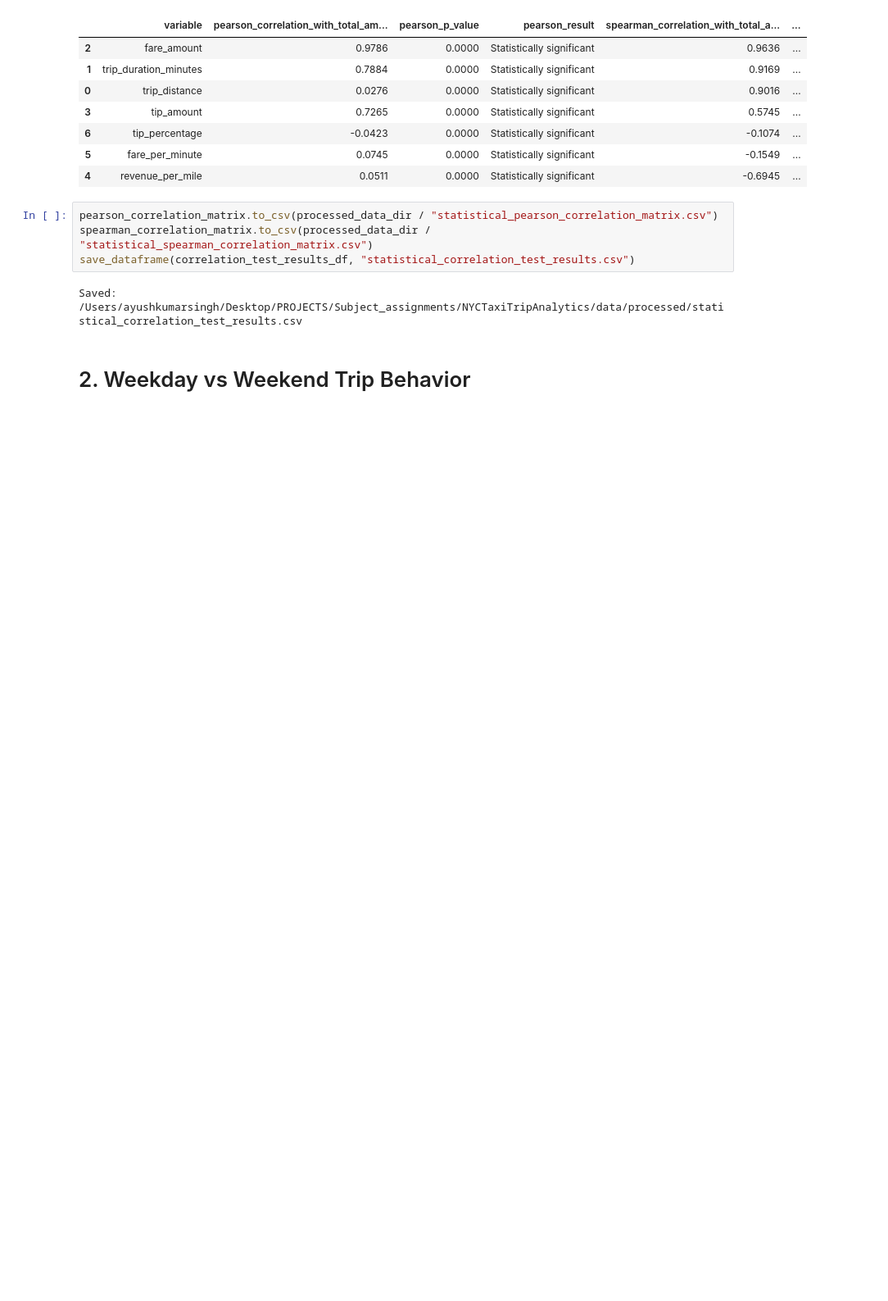
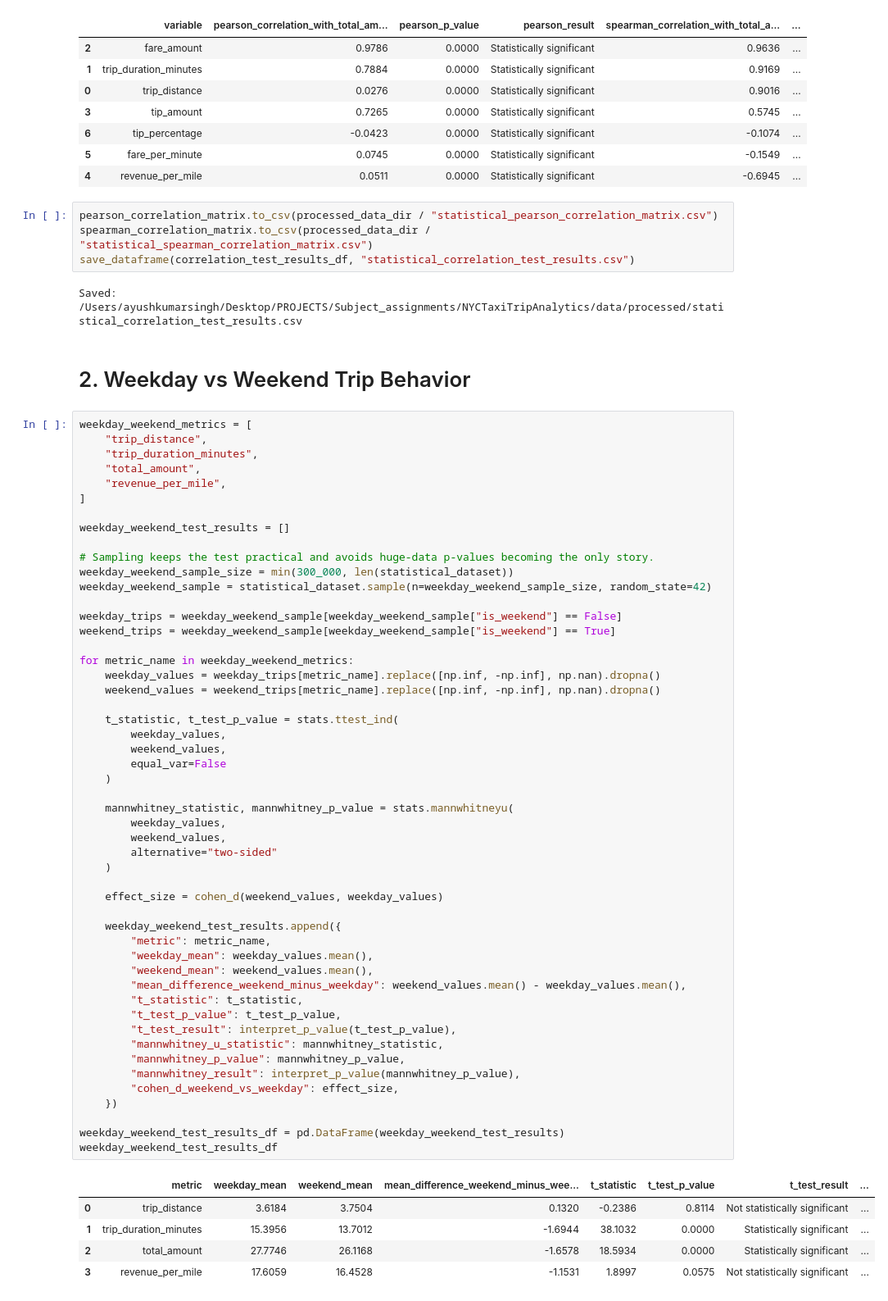
Before and after one commit to angelonels/NYCTaxiTripAnalytics, a Jupyter notebook: notebooks/04_statistical_analysis.ipynb, the cells around one changed output. Shown at 82% size. Cells and saved outputs as stored; diff of their text form; blank space fills up the shorter version.

```diff
--- a/notebooks/04_statistical_analysis.ipynb
+++ b/notebooks/04_statistical_analysis.ipynb
@@ -265,3 +265,60 @@ save_dataframe(correlation_test_results_df, "statistical_correlation_test_result
 Saved: /Users/ayushkumarsingh/Desktop/PROJECTS/Subject_assignments/NYCTaxiTripAnalytics/data/processed/statistical_correlation_test_results.csv
 # %% [markdown]
 # 2. Weekday vs Weekend Trip Behavior
+# %%
+weekday_weekend_metrics = [
+    "trip_distance",
+    "trip_duration_minutes",
+    "total_amount",
+    "revenue_per_mile",
+]
+
+weekday_weekend_test_results = []
+
+# Sampling keeps the test practical and avoids huge-data p-values becoming the only story.
+weekday_weekend_sample_size = min(300_000, len(statistical_dataset))
+weekday_weekend_sample = statistical_dataset.sample(n=weekday_weekend_sample_size, random_state=42)
+
+weekday_trips = weekday_weekend_sample[weekday_weekend_sample["is_weekend"] == False]
+weekend_trips = weekday_weekend_sample[weekday_weekend_sample["is_weekend"] == True]
+
+for metric_name in weekday_weekend_metrics:
+    weekday_values = weekday_trips[metric_name].replace([np.inf, -np.inf], np.nan).dropna()
+    weekend_values = weekend_trips[metric_name].replace([np.inf, -np.inf], np.nan).dropna()
+
+    t_statistic, t_test_p_value = stats.ttest_ind(
+        weekday_values,
+        weekend_values,
+        equal_var=False
+    )
+
+    mannwhitney_statistic, mannwhitney_p_value = stats.mannwhitneyu(
+        weekday_values,
+        weekend_values,
+        alternative="two-sided"
+    )
+
+    effect_size = cohen_d(weekend_values, weekday_values)
+
+    weekday_weekend_test_results.append({
+        "metric": metric_name,
+        "weekday_mean": weekday_values.mean(),
+        "weekend_mean": weekend_values.mean(),
+        "mean_difference_weekend_minus_weekday": weekend_values.mean() - weekday_values.mean(),
+        "t_statistic": t_statistic,
+        "t_test_p_value": t_test_p_value,
+        "t_test_result": interpret_p_value(t_test_p_value),
+        "mannwhitney_u_statistic": mannwhitney_statistic,
+        "mannwhitney_p_value": mannwhitney_p_value,
+        "mannwhitney_result": interpret_p_value(mannwhitney_p_value),
+        "cohen_d_weekend_vs_weekday": effect_size,
+    })
+
+weekday_weekend_test_results_df = pd.DataFrame(weekday_weekend_test_results)
+weekday_weekend_test_results_df
+# %% [output]
+|  | metric | weekday_mean | weekend_mean | mean_difference_weekend_minus_wee... | t_statistic | t_test_p_value | t_test_result | ... |
+| 0 | trip_distance | 3.6184 | 3.7504 | 0.1320 | -0.2386 | 0.8114 | Not statistically significant | ... |
+| 1 | trip_duration_minutes | 15.3956 | 13.7012 | -1.6944 | 38.1032 | 0.0000 | Statistically significant | ... |
+| 2 | total_amount | 27.7746 | 26.1168 | -1.6578 | 18.5934 | 0.0000 | Statistically significant | ... |
+| 3 | revenue_per_mile | 17.6059 | 16.4528 | -1.1531 | 1.8997 | 0.0575 | Not statistically significant | ... |
```
